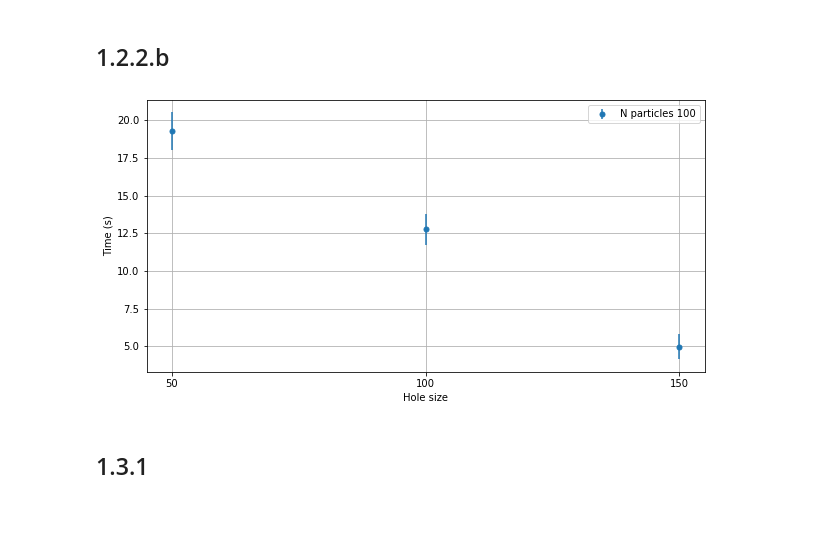
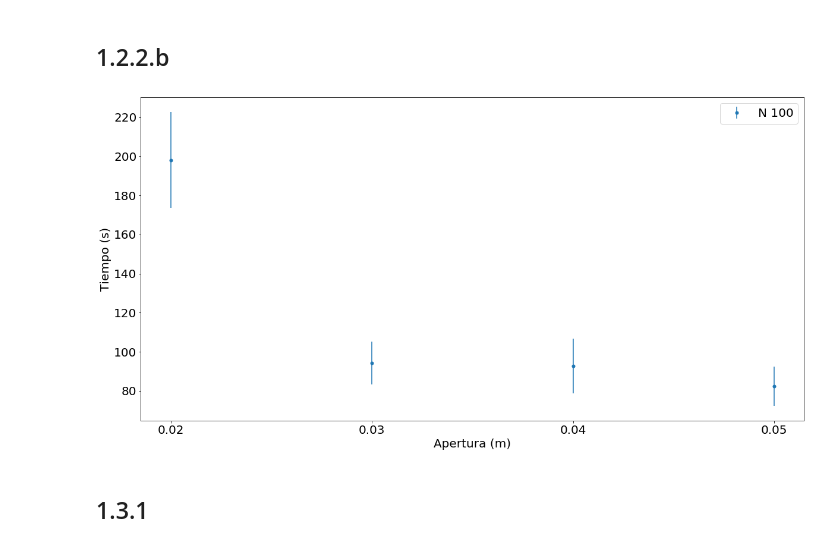
Before and after one commit to atormakh/SimulacionDeSistemas, a Jupyter notebook: 2DGasDiffusion/stats.ipynb, the cells around one changed output. Cells and saved outputs as stored; diff of their text form; code cells hidden in the pictures; blank space fills up the shorter version.

```diff
--- a/2DGasDiffusion/stats.ipynb
+++ b/2DGasDiffusion/stats.ipynb
@@ -67,28 +69,28 @@ plt.show()
 
 ## 1.2.2.a
 # %%
-seeds = [2022, 2023, 2024]
-N = [50,100,150]
+seeds = SEEDS[0:5]
+N = [50, 75, 100, 125, 150]
 h = 0.03
 
 avg = []
 errors = []
 
-plt.figure("Time vs N particles",figsize=(10,5))
-plt.xlabel("N particles")
-plt.ylabel("Time (s)")
+plt.figure("Tiempo vs N")
+plt.xlabel("N ")
+plt.ylabel("Tiempo (s)")
 
 for n in N:
     times = []
     for s in seeds:
-        time, data = exec(n,h, 0.05, s)
+        time, data = exec(n, h, 0.05, s)
         times.append(time)
-    avg.append(statistics.mean(map(float,times)))
-    errors.append(statistics.stdev(map(float,times))/math.sqrt(len(times)))
+    avg.append(statistics.mean(map(float, times)))
+    errors.append(statistics.stdev(map(float, times))/math.sqrt(len(times)))
 
-plt.errorbar(N, avg, yerr=errors, fmt="o", label=f"Hole size {h}", markersize=5)
+plt.errorbar(N, avg, yerr=errors, fmt="o",
+             label=f" Apertura {h}m", markersize=5)
 plt.legend()
 plt.xticks(N)
-plt.grid()
 plt.show()
 # %% [output]
@@ -97,32 +99,32 @@ plt.show()
 
 ## 1.2.2.b
 # %%
-seeds = [2022, 2023, 2024]
-H = [0.02,0.03,0.05]
+seeds = SEEDS[0:5]
+H = [0.02, 0.03, 0.04, 0.05]
 n = 100
 
 avg = []
 errors = []
 
-plt.figure("Time vs Hole size",figsize=(10,5))
-plt.xlabel("Hole size")
-plt.ylabel("Time (s)")
+plt.figure("Tiempo vs  Apertura")
+plt.xlabel("Apertura (m)")
+plt.ylabel("Tiempo (s)")
 
 for h in H:
     times = []
     for s in seeds:
-        time, data = exec(n,h, 0.05, s)
+        time, data = exec(n, h, 0.05, s)
         times.append(time)
-    avg.append(statistics.mean(map(float,times)))
-    errors.append(statistics.stdev(map(float,times))/math.sqrt(len(times)))
+    avg.append(statistics.mean(map(float, times)))
+    errors.append(statistics.stdev(map(float, times))/math.sqrt(len(times)))
 
-plt.errorbar(N, avg, yerr=errors, fmt="o", label=f"N particles {n}", markersize=5)
+plt.errorbar(H, avg, yerr=errors, fmt="o",
+             label=f"N {n}", markersize=5)
 plt.legend()
-plt.xticks(N)
-plt.grid()
+plt.xticks(H)
 plt.show()
 # %% [output]
-[figure, old version]
+[figure, new version]
 # %% [markdown]
 ## 1.3.1
 # %%
```
Also changed, not shown: parts of 9 cells of this notebook, 2 other files.
